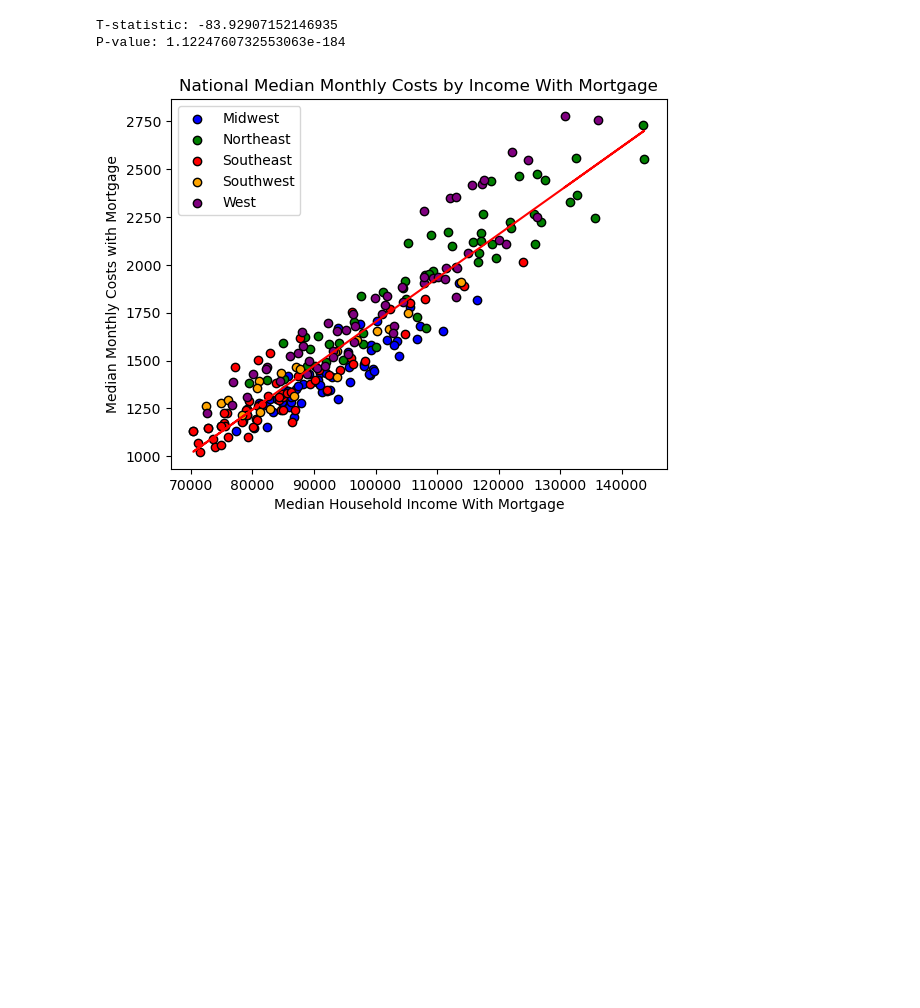
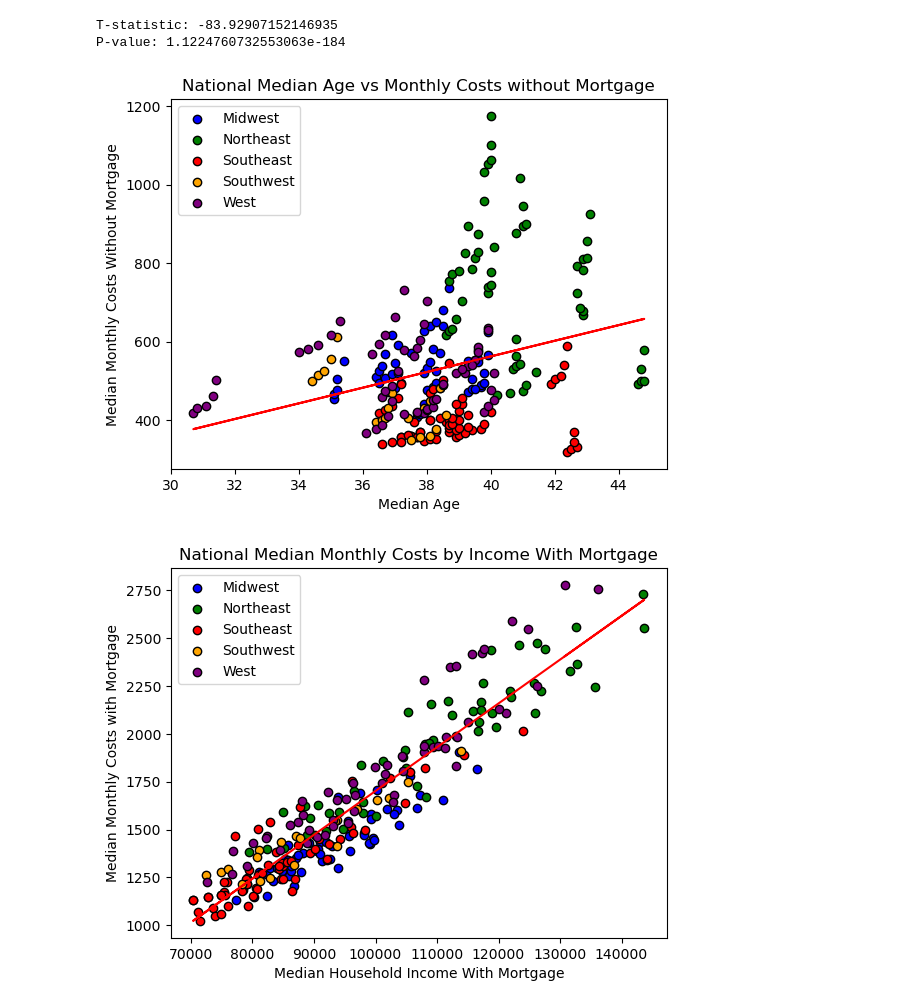
Before and after one commit to cmhillm75/US-Housing-Trends, a Jupyter notebook: nationwide.ipynb, the cells around one changed output. Saved outputs shown, nothing was run; the diff lists cells and outputs as text; code cells hidden in the pictures; blank space fills up the shorter version.

Commit message:
cleared prep files and update midwest and nationwide notebooks

```diff
--- a/nationwide.ipynb
+++ b/nationwide.ipynb
@@ -393,6 +423,25 @@ print(f"P-value: {p_value}")
 # %% [output]
 T-statistic: -83.92907152146935
 P-value: 1.1224760732553063e-184
+# %%
+plt.plot(census_pd["Median Age"], regressValues(census_pd["Median Age"], census_pd["Median Monthly Costs without Mortgage"]),"r-")
+plt.scatter(census_pd.loc[census_pd["Region"] == "Midwest"]["Median Age"], census_pd.loc[census_pd["Region"] == "Midwest"]["Median Monthly Costs without Mortgage"], marker="o", facecolors="blue", edgecolors="black", label="Midwest")
+plt.scatter(census_pd.loc[census_pd["Region"] == "Northeast"]["Median Age"], census_pd.loc[census_pd["Region"] == "Northeast"]["Median Monthly Costs without Mortgage"], marker="o", facecolors="green", edgecolors="black", label="Northeast")
+plt.scatter(census_pd.loc[census_pd["Region"] == "Southeast"]["Median Age"], census_pd.loc[census_pd["Region"] == "Southeast"]["Median Monthly Costs without Mortgage"], marker="o", facecolors="red", edgecolors="black", label="Southeast")
+plt.scatter(census_pd.loc[census_pd["Region"] == "Southwest"]["Median Age"], census_pd.loc[census_pd["Region"] == "Southwest"]["Median Monthly Costs without Mortgage"], marker="o", facecolors="orange", edgecolors="black", label="Southwest")
+plt.scatter(census_pd.loc[census_pd["Region"] == "West"]["Median Age"], census_pd.loc[census_pd["Region"] == "West"]["Median Monthly Costs without Mortgage"], marker="o", facecolors="purple", edgecolors="black", label="West")
+
+# Incorporate the other graph properties
+plt.title('National Median Age vs Monthly Costs without Mortgage')
+plt.xlabel('Median Age')
+plt.ylabel('Median Monthly Costs Without Mortgage')
+plt.legend()
+
+# Show plot
+plt.savefig("age_no_mortgage.png")
+plt.show()
+# %% [output]
+[figure, added]
 # %%
 plt.plot(census_pd["Median Household Income with Mortgage"], regressValues(census_pd["Median Household Income with Mortgage"], census_pd["Median Monthly Costs with Mortgage"]),"r-")
 plt.scatter(census_pd.loc[census_pd["Region"] == "Midwest"]["Median Household Income with Mortgage"], census_pd.loc[census_pd["Region"] == "Midwest"]["Median Monthly Costs with Mortgage"], marker="o", facecolors="blue", edgecolors="black", label="Midwest")
```
Also changed, not shown: parts of 8 cells of this notebook, 2 other files.
